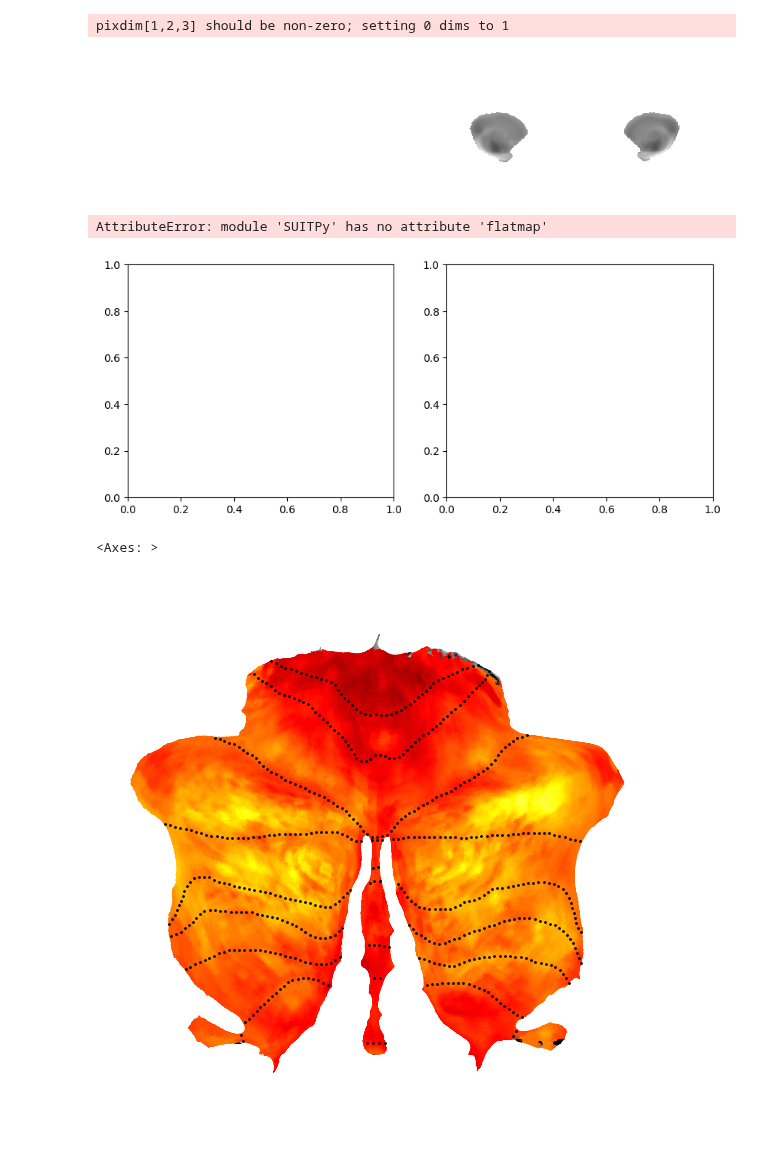
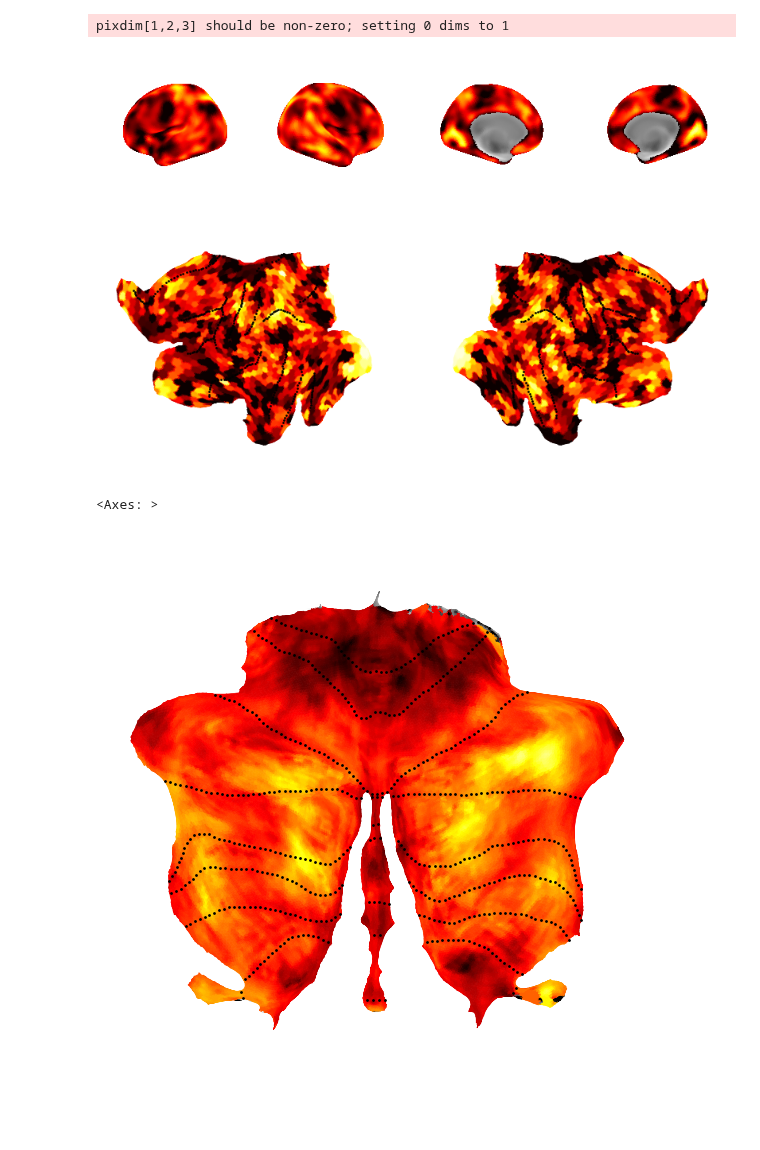
Before and after one commit to DiedrichsenLab/cortico_cereb_connectivity, a Jupyter notebook: notebooks/5. Model_description/connectivity_weights_L2reg.ipynb, the cells around one changed output. Drawn from its saved outputs; the diff is of its cells as text; code cells hidden in the pictures; blank space fills up the shorter version.

```diff
--- a/notebooks/5. Model_description/connectivity_weights_L2reg.ipynb
+++ b/notebooks/5. Model_description/connectivity_weights_L2reg.ipynb
@@ -47,26 +41,25 @@ wb_command -cifti-smoothing 'temp.dscalar.nii' 4.0 0.0 COLUMN /cifs/diedrichsen/
 cifti_img = nb.load(gl.conn_dir + f'/maps/{traindata}_{cortex_roi}_{method}_{stats}.dscalar.nii')
 data = nt.surf_from_cifti(cifti_img)
 fig, axes = plt.subplots(1, 4, subplot_kw={'projection': '3d'},figsize=(10, 8))
-cs.plot_cortical_inflated(data=data,axes=axes, cscale=[0,0.2])
+cs.plot_cortical_inflated(data=data,axes=axes, cscale=[0.3,1])
 # %% [output]
 pixdim[1,2,3] should be non-zero; setting 0 dims to 1
-[figure, old version]
+[figure, new version]
 # %%
 cifti_img = nb.load(gl.conn_dir + f'/maps/{traindata}_{cortex_roi}_{method}_{stats}.pscalar.nii')
 data = nt.surf_from_cifti(cifti_img)
 fig, axes = plt.subplots(1, 2,figsize=(10, 4))
-cs.plot_cortical_flatmap(data=data,axes = axes, cscale=[0,0.2],cmap='hot')
+cs.plot_cortical_flatmap(data=data,axes = axes, cscale=[0.3,1],cmap='hot')
 # %% [output]
-AttributeError: module 'SUITPy' has no attribute 'flatmap'
-[figure, old version]
+[figure, new version]
 # %%
 nifti_img = cs.stats_weight_map_cerebellum(traindata = traindata,
                             cortex_roi = cortex_roi,
                             method = method,
-                            extension='A2_group',
+                            extension='A2_global',
                             stats = 'mean')
 data = suit.vol_to_surf(nifti_img,space='MNISymC')
-suit.plot(data,cscale=[0,0.001],cmap='hot')
+suit.plot(data,cscale=[0,0.000005],cmap='hot')
 # %% [output]
 <Axes: >
-[figure, old version]
+[figure, new version]
```
Also changed, not shown: parts of 4 cells of this notebook.
